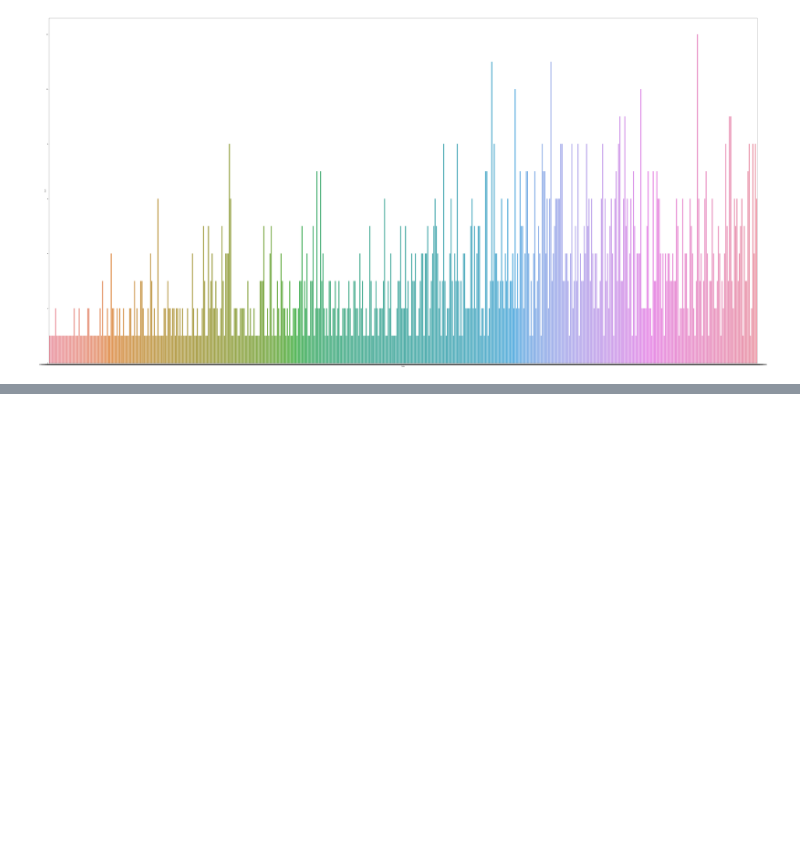
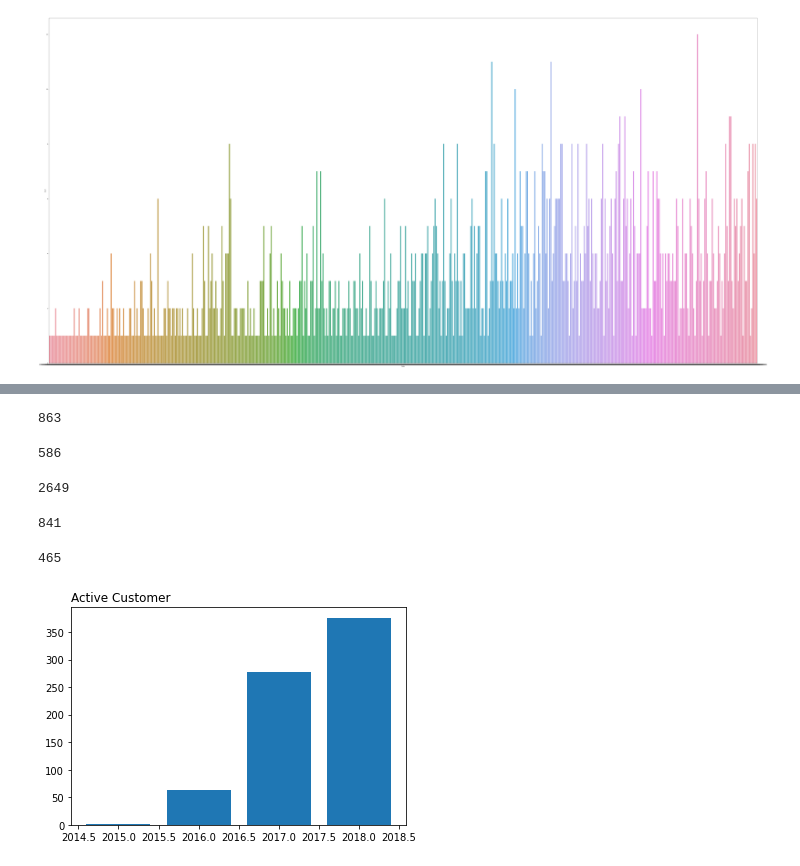
Before and after one commit to shubham29091997/Booking-Data, a Jupyter notebook: Assignment.ipynb, the cells around one changed output, grey strips where cells are left out. Cells and saved outputs as stored; diff of their text form; code cells hidden in the pictures; blank space fills up the shorter version.

```diff
--- a/Assignment.ipynb
+++ b/Assignment.ipynb
@@ -372,0 +310,33 @@ df8.groupby('year')
+# %%
+df9 = df8.drop_duplicates(subset = ["Full Name"])
+len(df9)
+# %% [output]
+863
+# %%
+len(df9[df9['Frequency']=='1 time service'])
+# %% [output]
+586
+# %%
+df11=df[df['year']==2018]
+len(df11)
+# %% [output]
+2649
+# %%
+df12 = df11.drop_duplicates(subset = ["Full Name"])
+
+len(df12)
+# %% [output]
+841
+# %%
+len(df12[df12['Frequency']=='1 time service'])
+# %% [output]
+465
+# %%
+x = [2015 , 2016, 2017, 2018]
+y = [1, 64 , 277 , 376]
+plt.bar(x , y)
+plt.title('Active Customer',
+             loc ='left', )
+plt.show()
+# %% [output]
+[figure, added]
```
Also changed, not shown: parts of 67 cells of this notebook.
